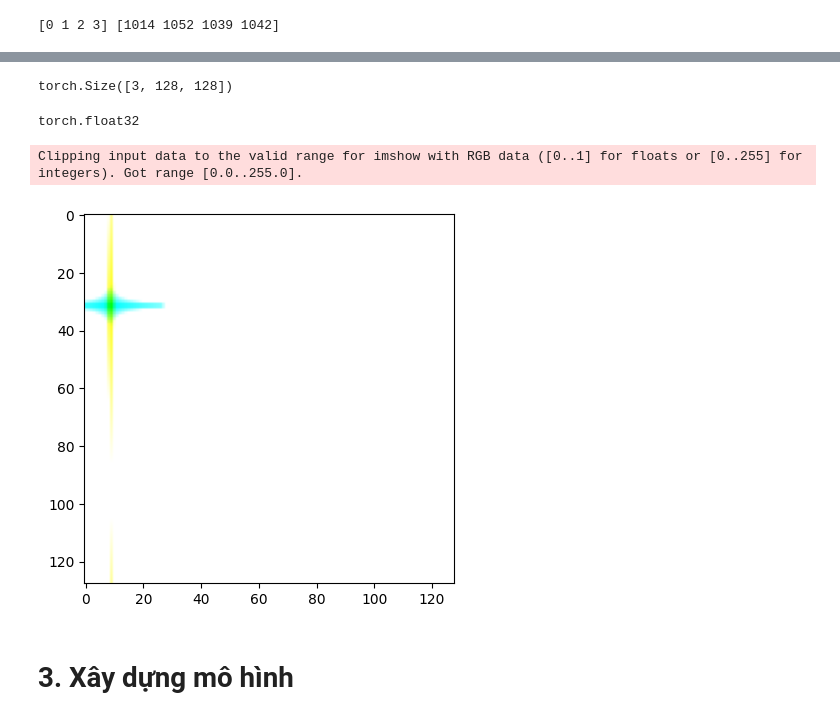
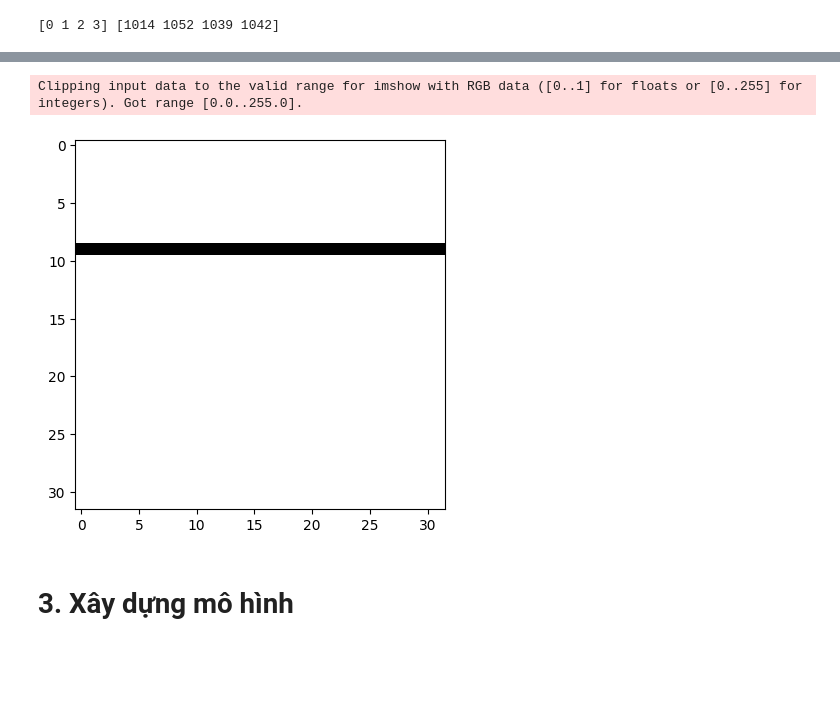
Before and after one commit to longluv1605/motor-imagery-classification, a Jupyter notebook: spectral_cnn.ipynb, the cells around one changed output, grey strips where cells are left out. Cells and saved outputs as stored; diff of their text form; code cells hidden in the pictures; blank space fills up the shorter version.

```diff
--- a/spectral_cnn.ipynb
+++ b/spectral_cnn.ipynb
@@ -56,8 +51,7 @@ def load_data(data_path):
     return X, y
 # %%
 data_path = 'data/bci-iv-2a'
-
-X, y = load_data(data_path)
+X, y = load_data_and_mix(data_path)
 # %%
 # Hàm tính năng lượng phổ
 def compute_band_energy(signal, fs, band):
@@ -97,10 +91,9 @@ def process_all_trials(X, fs, bands, output_size=(32, 32)):
 
     return np.array(processed_data)
 # %%
-# # Các tham số
-# fs = 256  # Tần số lấy mẫu
-# bands = {"Theta": (4, 8), "Alpha": (8, 12), "Beta": (12, 30)}
+# Các tham số
+fs = 256  # Tần số lấy mẫu
+bands = {"Theta": (4, 8), "Alpha": (8, 12), "Beta": (12, 30)}
 
-# # Apply on X
-# X_train = process_all_trials(X_train, fs, bands, output_size=(32, 32))
-# X_test = process_all_trials(X_test, fs, bands, output_size=(32, 32))
+# Apply on X
+X = process_all_trials(X, fs, bands, output_size=(32, 32))
@@ -126,8 +100,3 @@ def convert_to_feature_img_tensor(eeg_signal_tensor, img_size):
-# %%
-X_processed = []
-for trial in tqdm(X):
-    X_processed.append(convert_to_feature_img_tensor(torch.Tensor(trial), 128))
-X = np.array(X_processed)
 # %%
 X.shape
 # %% [output]
@@ -158,7 +127,7 @@ class EEGSpectralDataset(Dataset):
         if self.transform:
             image = self.transform(image)
 
-        return torch.tensor(image, dtype=torch.float32).permute(2, 0, 1), torch.tensor(label, dtype=torch.long)
+        return torch.tensor(image, dtype=torch.float32), torch.tensor(label, dtype=torch.long)
 # %%
 # Train and test dataset
 train_dataset = EEGSpectralDataset(X_train, y_train)
@@ -178,21 +147,13 @@ i.shape, l.shape
-# %%
-train_dataset[0][0].shape
-# %% [output]
-torch.Size([3, 128, 128])
-# %%
-((train_dataset[0][0].permute(1, 2, 0) / 255)).dtype
-# %% [output]
-torch.float32
 # %%
 # Get the image data as a numpy array
-img_array = (train_dataset[10][0].permute(1, 2, 0)).numpy()
+img_array = (train_dataset[0][0].permute(1, 2, 0)).numpy()
 
 # Display using matplotlib's imshow
 plt.imshow(img_array)
 plt.show()
 # %% [output]
 Clipping input data to the valid range for imshow with RGB data ([0..1] for floats or [0..255] for integers). Got range [0.0..255.0].
-[figure, old version]
+[figure, new version]
 # %% [markdown]
 # 3. Xây dựng mô hình
 # %%
```
Also changed, not shown: parts of 10 cells of this notebook, 13 other files.
